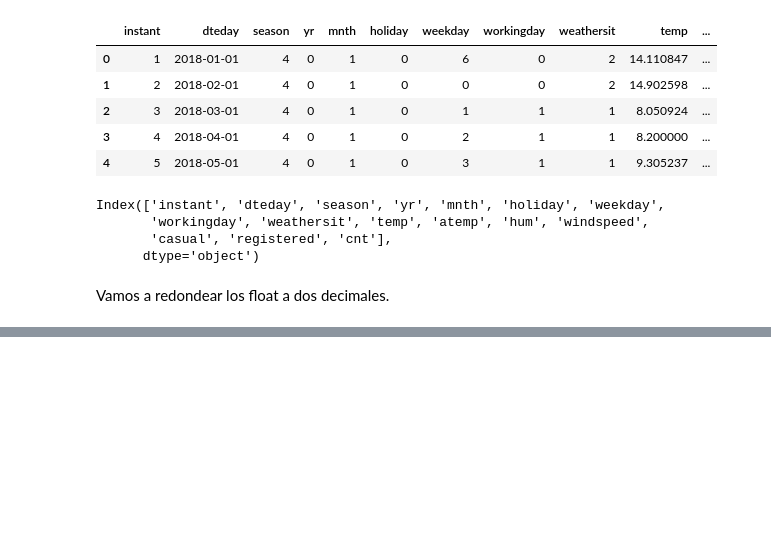
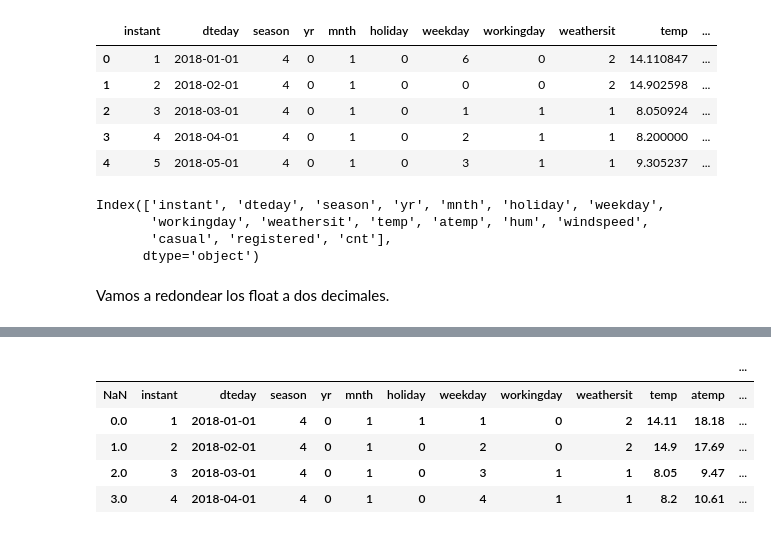
Before and after one commit to Adalab/Adalab-project-da-promo-B-module-3-team-2, a Jupyter notebook: Limpieza.ipynb, the cells around one changed output, grey strips where cells are left out. Drawn from its saved outputs; the diff is of its cells as text; code cells hidden in the pictures; blank space fills up the shorter version.

```diff
--- a/Limpieza.ipynb
+++ b/Limpieza.ipynb
@@ -215,0 +253,10 @@ df.to_pickle("./datos/limpieza.pkl")
+# %%
+df2=pd.read_csv('./datos/limpieza_holidays.csv', sep=';')
+df2.head()
+# %% [output]
+|  |  |  |  |  |  |  |  |  |  |  |  | ... |
+| NaN | instant | dteday | season | yr | mnth | holiday | weekday | workingday | weathersit | temp | atemp | ... |
+| 0.0 | 1 | 2018-01-01 | 4 | 0 | 1 | 1 | 1 | 0 | 2 | 14.11 | 18.18 | ... |
+| 1.0 | 2 | 2018-02-01 | 4 | 0 | 1 | 0 | 2 | 0 | 2 | 14.9 | 17.69 | ... |
+| 2.0 | 3 | 2018-03-01 | 4 | 0 | 1 | 0 | 3 | 1 | 1 | 8.05 | 9.47 | ... |
+| 3.0 | 4 | 2018-04-01 | 4 | 0 | 1 | 0 | 4 | 1 | 1 | 8.2 | 10.61 | ... |
```
Also changed, not shown: parts of 10 cells of this notebook.
